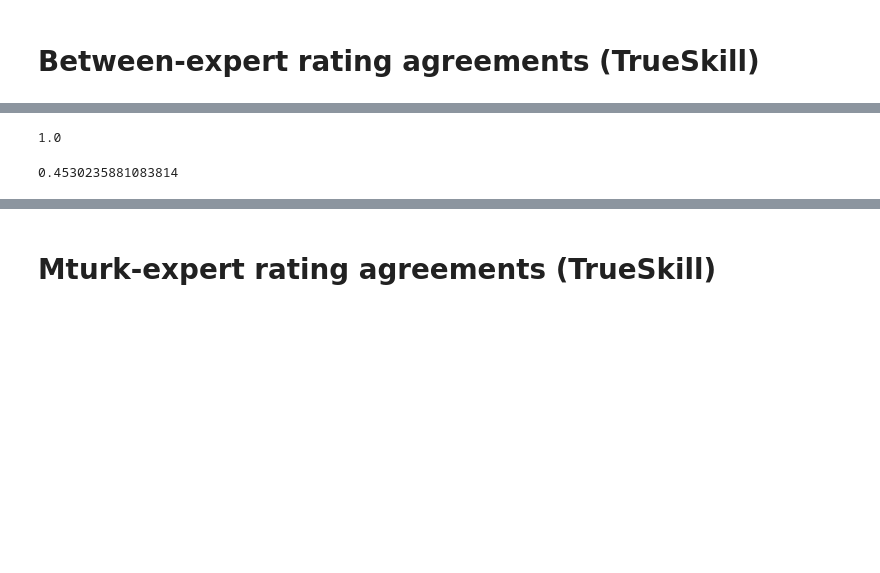
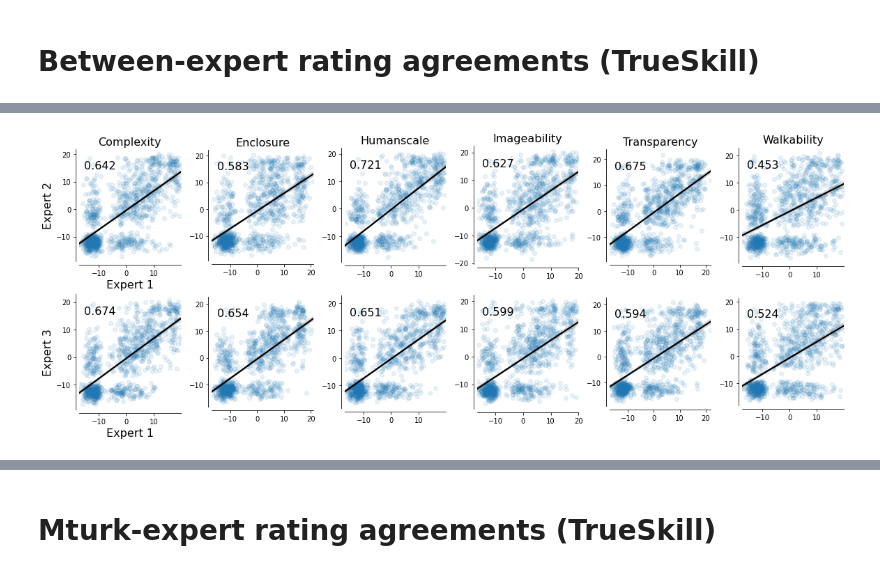
Before and after one commit to kywch/StreetPsych, a Jupyter notebook: visualize_expert_ratings.ipynb, the cells around one changed output, grey strips where cells are left out. Saved outputs shown, nothing was run; the diff lists cells and outputs as text; code cells hidden in the pictures; blank space fills up the shorter version.

```diff
--- a/visualize_expert_ratings.ipynb
+++ b/visualize_expert_ratings.ipynb
@@ -92 +89,39 @@ print(cols)
+# %%
+def compare_ratings( base_df, base_name, comp_dfs, comp_names, col_list, figsize = (16,3)):
+  fig, ax = plt.subplots(len(comp_dfs), len(col_list), figsize=figsize)
+  fig.tight_layout()
+
+  if len(comp_dfs) == 1:
+    ax = np.reshape(ax, (len(comp_dfs), len(col_list)))
+
+  for irow, comp_df in enumerate(comp_dfs):
+    for idx, col in enumerate(col_list):
+      sns.regplot(x=base_df[col], y=comp_df[col],
+                  scatter_kws = {'alpha':0.1, 'edgecolors':None },
+                  line_kws = {'color':'k'},
+                  ax=ax[irow, idx])
+
+      ax[irow, idx].set_aspect('equal')
+
+      # correlation
+      rho = base_df[col].corr(comp_df[col], method='spearman')
+      ax[irow, idx].annotate("%.3f" % rho, (0.05, 0.85), xycoords='axes fraction', ha='left', va='center', fontsize=16)
+
+      # title, axis labels
+      if irow == 0:
+        ax[irow, idx].set_title(col, fontsize=16)
+
+      if idx == 0:
+        ax[irow, idx].set_xlabel(base_name, fontsize=16)
+        ax[irow, idx].set_ylabel(comp_names[irow], fontsize=16)
+      else:
+        ax[irow, idx].set_xlabel('')
+        ax[irow, idx].set_ylabel('')
+
+      # Move left and bottom spines outward by 10 points
+      ax[irow, idx].spines['left'].set_position(('outward', 5))
+      ax[irow, idx].spines['bottom'].set_position(('outward', 5))
+      # Hide the right and top spines
+      ax[irow, idx].spines['right'].set_visible(False)
+      ax[irow, idx].spines['top'].set_visible(False)
 # %% [markdown]
@@ -130,9 +129,9 @@ for idx, col in enumerate(cols):
-# %%
-xx.iloc[1,1]
-# %% [output]
-1.0
-# %%
-rho = expert1_data[col].corr(expert2_data[col], method='spearman')
-print(rho)
-# %% [output]
-0.4530235881083814
+# %%
+compare_ratings(base_df = expert1_data,
+                base_name = 'Expert 1',
+                comp_dfs = [expert2_data, expert3_data],
+                comp_names = ['Expert 2', 'Expert 3'],
+                col_list = list(expert1_data.columns),
+                figsize = (16,6))
+# %% [output]
+[figure, added]
```
Also changed, not shown: parts of 7 cells of this notebook.
